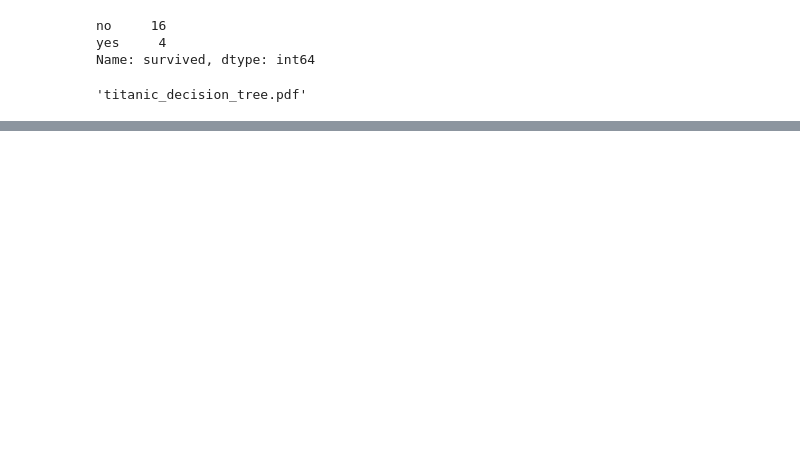
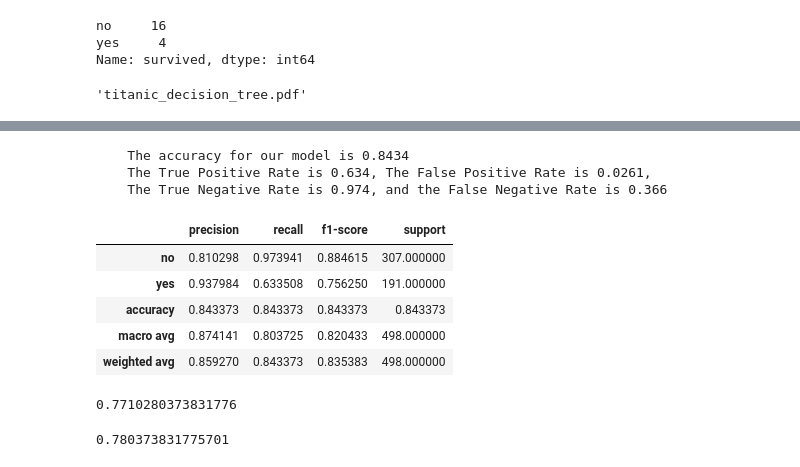
Before and after one commit to DBerchelmann/classification-exercises, a Jupyter notebook: model.ipynb, the cells around one changed output, grey strips where cells are left out. Cells and saved outputs as stored; diff of their text form; code cells hidden in the pictures; blank space fills up the shorter version.

```diff
--- a/model.ipynb
+++ b/model.ipynb
@@ -351,0 +499,8 @@ graph.render('titanic_decision_tree', view=True, format="pdf")
+# %%
+rf2 = RandomForestClassifier(bootstrap=True,
+                            class_weight=None,
+                            criterion='gini',
+                            min_samples_leaf=3,
+                            n_estimators=100,
+                            max_depth=5,
+                            random_state=123)
@@ -351,0 +530,12 @@ graph.render('titanic_decision_tree', view=True, format="pdf")
+# %%
+get_metrics_binary(rf2)
+# %% [output]
+    The accuracy for our model is 0.8434
+    The True Positive Rate is 0.634, The False Positive Rate is 0.0261,
+    The True Negative Rate is 0.974, and the False Negative Rate is 0.366
+|  | precision | recall | f1-score | support |
+| no | 0.810298 | 0.973941 | 0.884615 | 307.000000 |
+| yes | 0.937984 | 0.633508 | 0.756250 | 191.000000 |
+| accuracy | 0.843373 | 0.843373 | 0.843373 | 0.843373 |
+| macro avg | 0.874141 | 0.803725 | 0.820433 | 498.000000 |
+| weighted avg | 0.859270 | 0.843373 | 0.835383 | 498.000000 |
@@ -351,0 +550,8 @@ graph.render('titanic_decision_tree', view=True, format="pdf")
+# %%
+accuracy_v_1
+# %% [output]
+0.7710280373831776
+# %%
+accuracy_v_2
+# %% [output]
+0.780373831775701
```
Also changed, not shown: parts of 32 cells of this notebook.
